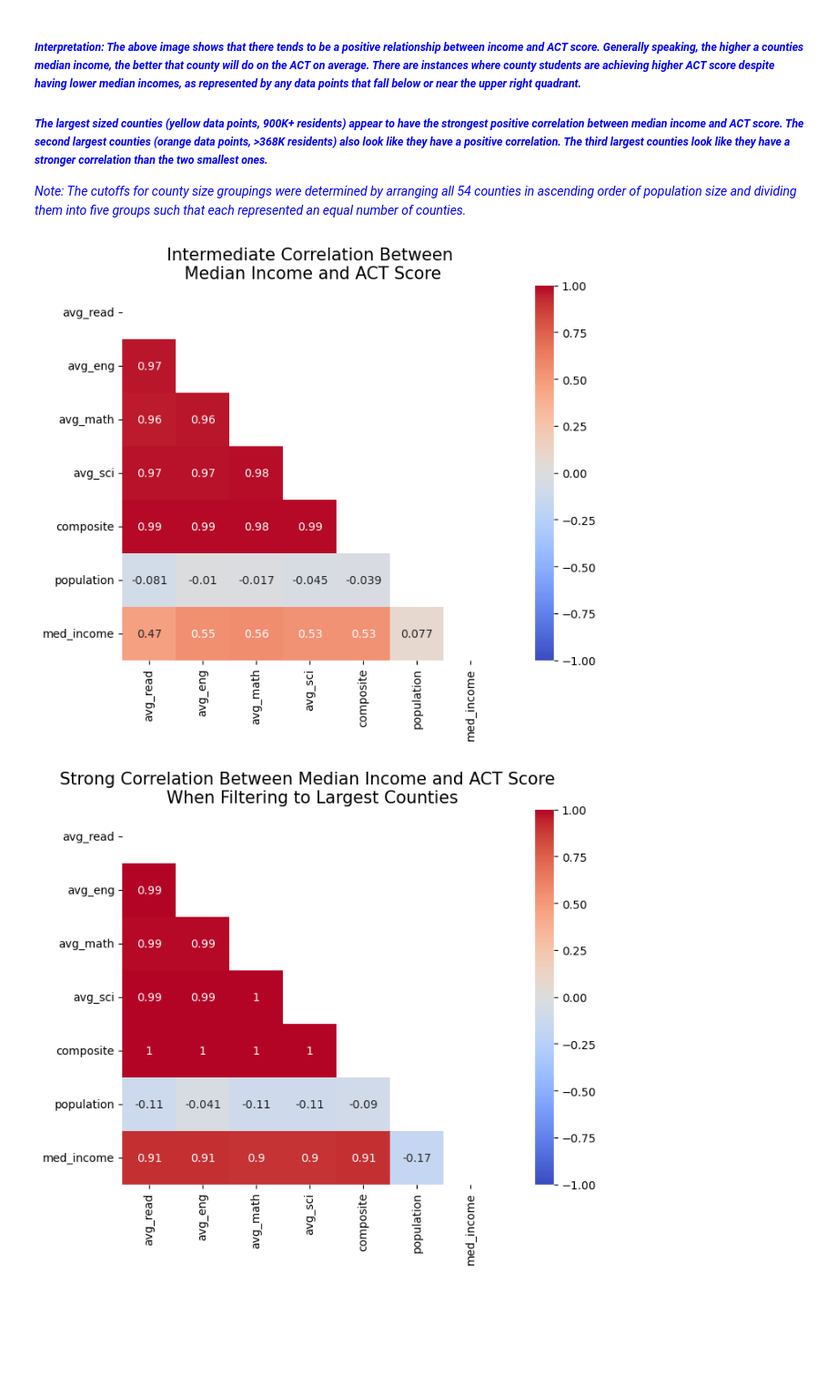
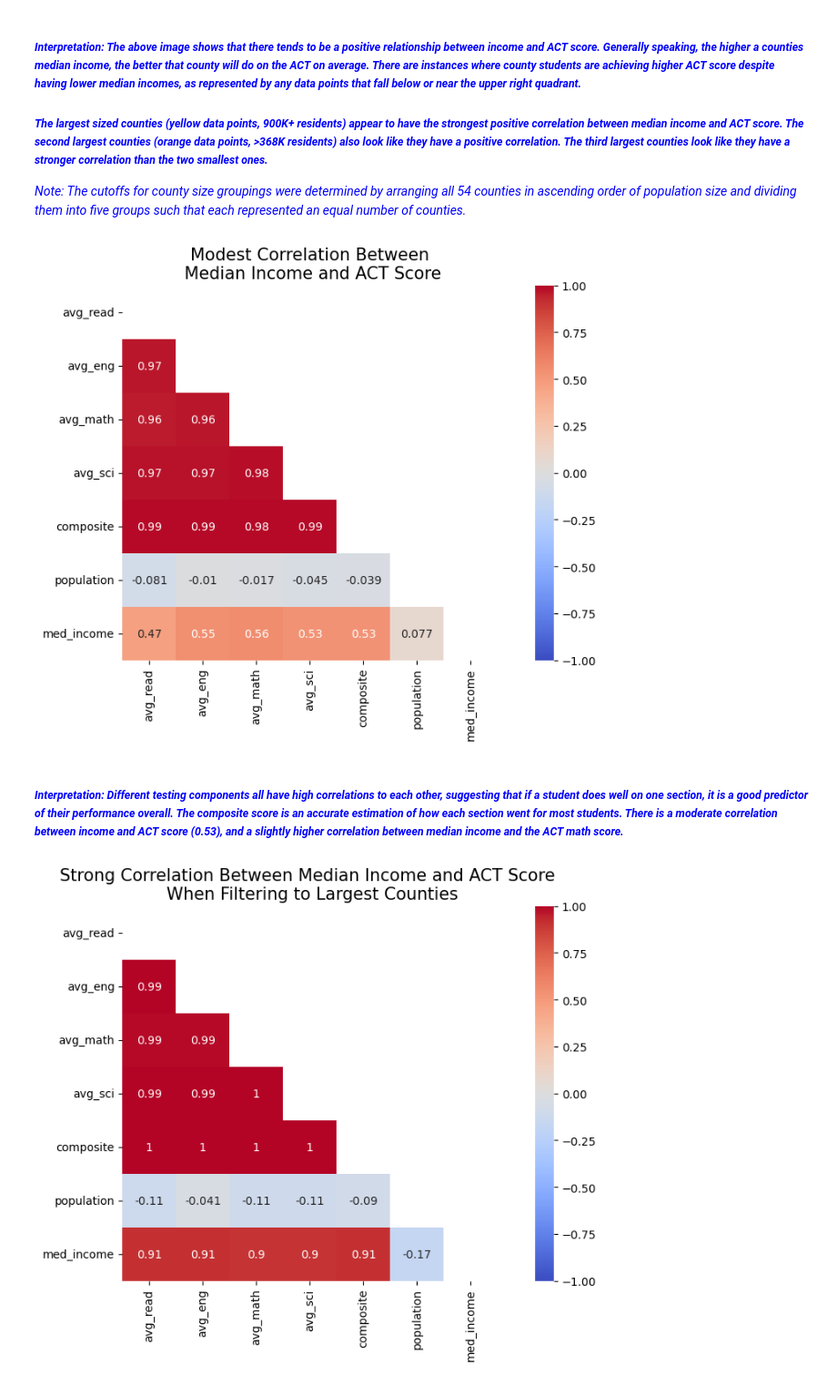
Before and after one commit to farahmalik11/project-1, a Jupyter notebook: code/starter-code.ipynb, the cells around one changed output. Shown at 91% size. Saved outputs shown, nothing was run; the diff lists cells and outputs as text; code cells hidden in the pictures; blank space fills up the shorter version.

```diff
--- a/code/starter-code.ipynb
+++ b/code/starter-code.ipynb
@@ -1978,30 +2049,32 @@ plt.legend(bbox_to_anchor=(1.02, 0.95), loc='upper left', borderaxespad=0, title
 # %%
 # Heatmap
 
 # Size
 plt.figure(figsize = (12,6))
 
 heat_act = act_agg_cnty2.drop(columns=['z_mi', 'z_act', 'latitude', 'longitude', 'n_enrolled', 'n_testtaker'])
 
 # Get correlation of variables.
 corr = heat_act.corr()
 
 # Set up mask to be "True" in the upper triangle.
 mask = np.zeros_like(corr)
 mask[np.triu_indices_from(mask)] = True
 
 # Plot our correlation heatmap, while masking the upper triangle to be white.
 sns.heatmap(corr,
             mask = mask,
             square = True,
             cmap = 'coolwarm',
             annot = True,
             vmin = -1,
             vmax = 1)
 
-plt.title("Intermediate Correlation Between\n Median Income and ACT Score", fontsize =15);
+plt.title("Modest Correlation Between\n Median Income and ACT Score", fontsize =15);
 # %% [output]
-[figure, old version]
+[figure, new version]
+# %% [markdown]
+##### <span style='color:blue'>_Interpretation: Different testing components all have high correlations to each other, suggesting that if a student does well on one section, it is a good predictor of their performance overall. The composite score is an accurate estimation of how each section went for most students. There is a moderate correlation between income and ACT score (0.53), and a slightly higher correlation between median income and the ACT math score._ </span>
 # %%
 # Heatmap After Filtering to Largest counties
 
```
Also changed, not shown: parts of 51 cells of this notebook.
